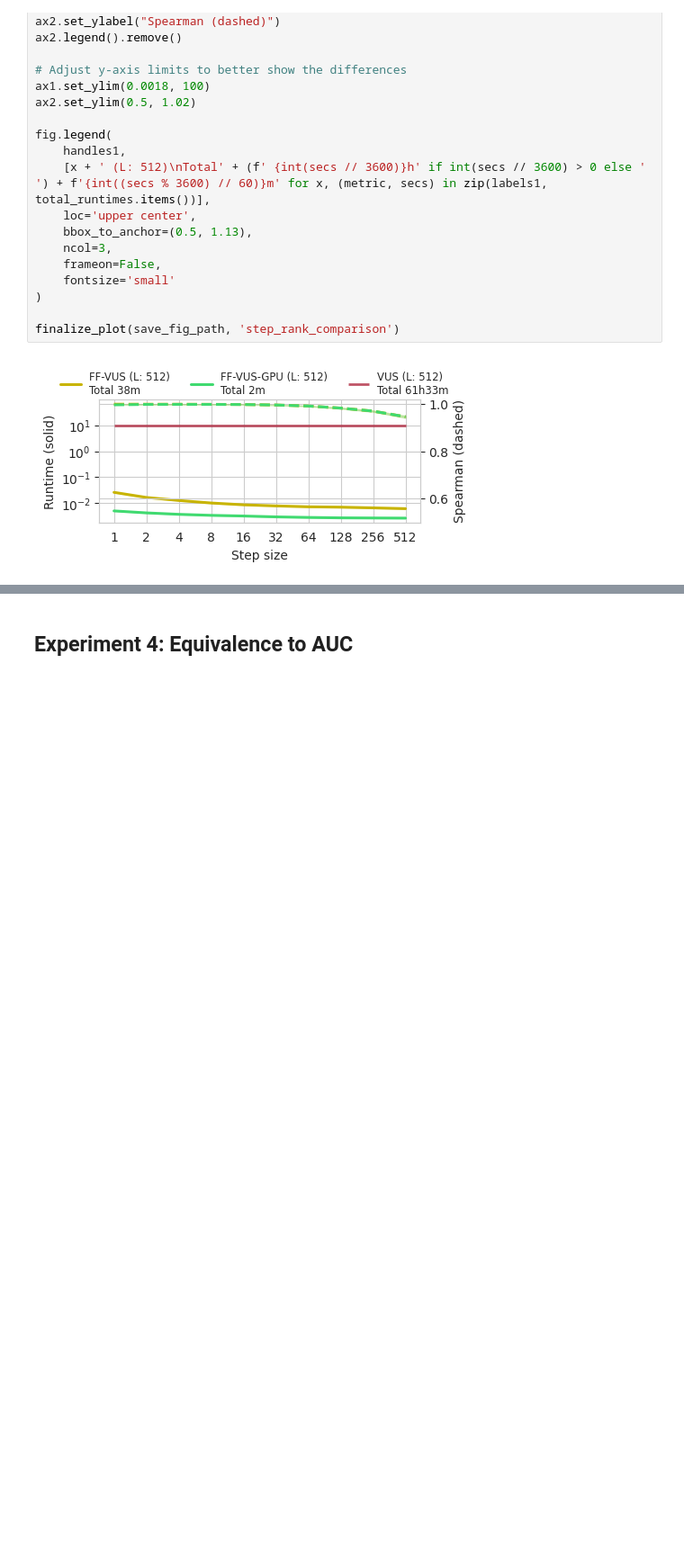
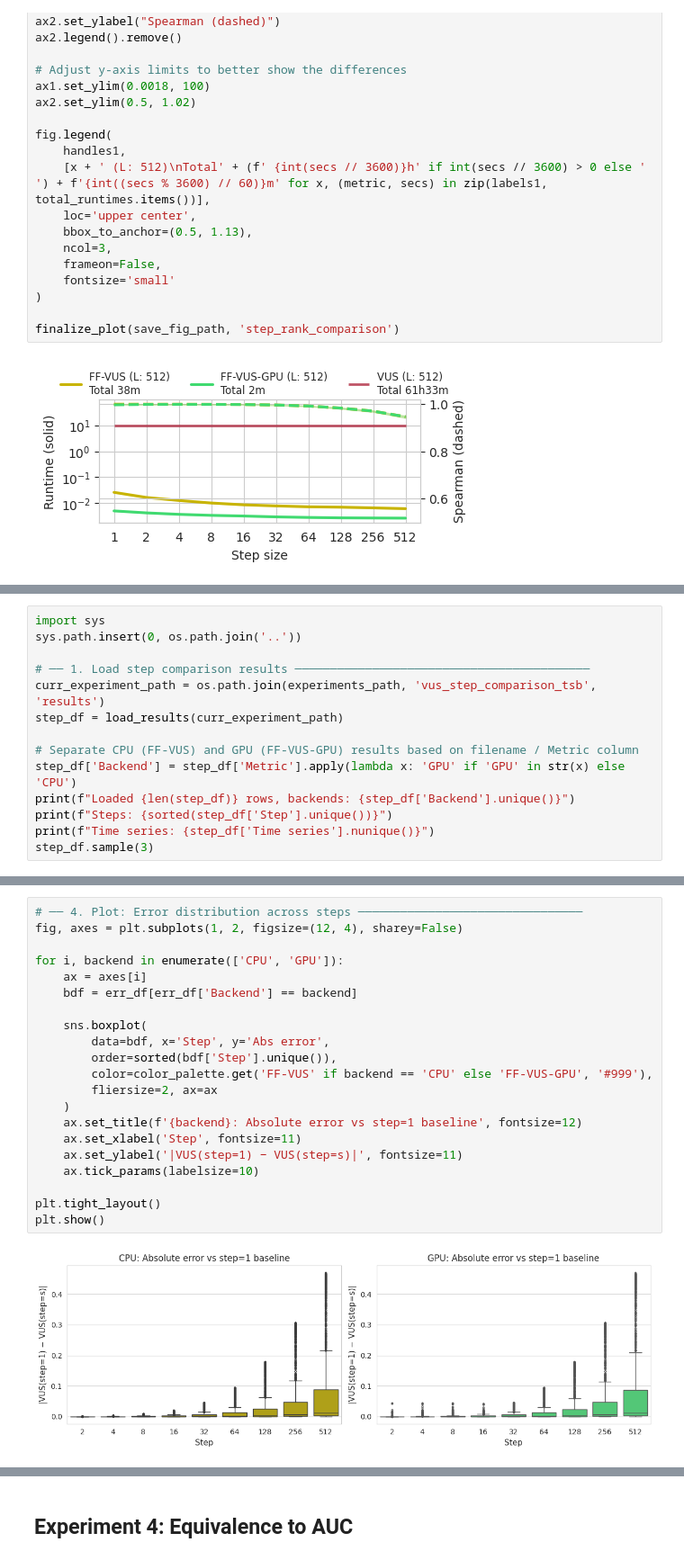
Before and after one commit to sylligardos/autovus, a Jupyter notebook: src/notebooks/experimental_results.ipynb, the cells around one changed output, grey strips where cells are left out. Shown at 90% size. Cells and saved outputs as stored; diff of their text form; blank space fills up the shorter version.

```diff
--- a/src/notebooks/experimental_results.ipynb
+++ b/src/notebooks/experimental_results.ipynb
@@ -926,0 +862,14 @@ finalize_plot(save_fig_path, 'step_rank_comparison')
+# %%
+import sys
+sys.path.insert(0, os.path.join('..'))
+
+# ── 1. Load step comparison results ──────────────────────────────────────────
+curr_experiment_path = os.path.join(experiments_path, 'vus_step_comparison_tsb', 'results')
+step_df = load_results(curr_experiment_path)
+
+# Separate CPU (FF-VUS) and GPU (FF-VUS-GPU) results based on filename / Metric column
+step_df['Backend'] = step_df['Metric'].apply(lambda x: 'GPU' if 'GPU' in str(x) else 'CPU')
+print(f"Loaded {len(step_df)} rows, backends: {step_df['Backend'].unique()}")
+print(f"Steps: {sorted(step_df['Step'].unique())}")
+print(f"Time series: {step_df['Time series'].nunique()}")
+step_df.sample(3)
@@ -926,0 +959,23 @@ finalize_plot(save_fig_path, 'step_rank_comparison')
+# %%
+# ── 4. Plot: Error distribution across steps ────────────────────────────────
+fig, axes = plt.subplots(1, 2, figsize=(12, 4), sharey=False)
+
+for i, backend in enumerate(['CPU', 'GPU']):
+    ax = axes[i]
+    bdf = err_df[err_df['Backend'] == backend]
+
+    sns.boxplot(
+        data=bdf, x='Step', y='Abs error',
+        order=sorted(bdf['Step'].unique()),
+        color=color_palette.get('FF-VUS' if backend == 'CPU' else 'FF-VUS-GPU', '#999'),
+        fliersize=2, ax=ax
+    )
+    ax.set_title(f'{backend}: Absolute error vs step=1 baseline', fontsize=12)
+    ax.set_xlabel('Step', fontsize=11)
+    ax.set_ylabel('|VUS(step=1) − VUS(step=s)|', fontsize=11)
+    ax.tick_params(labelsize=10)
+
+plt.tight_layout()
+plt.show()
+# %% [output]
+[figure, added]
```
Also changed, not shown: parts of 14 cells of this notebook, 4 other files.
